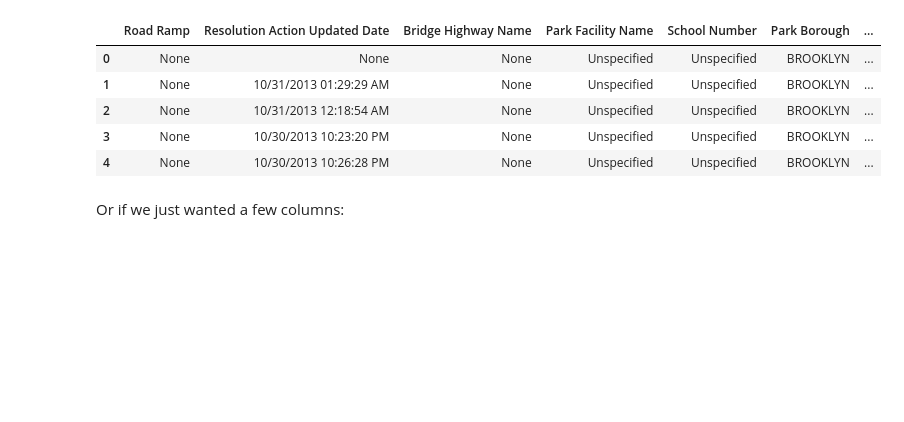
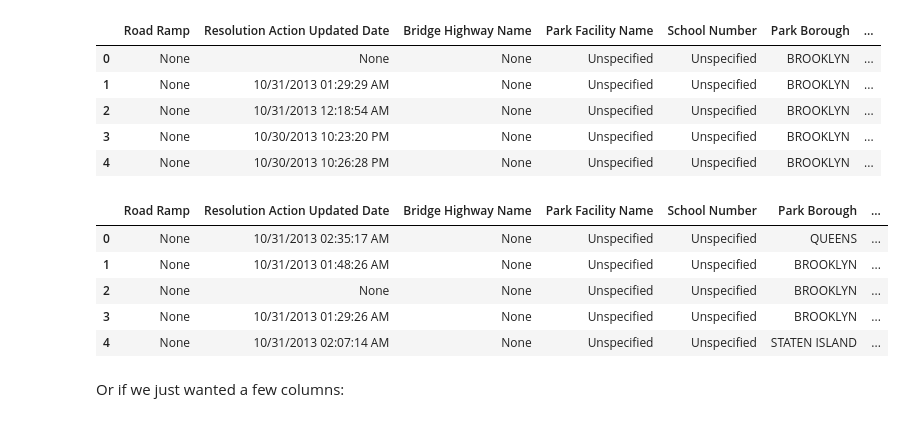
Before and after one commit to calherries/clj-data-cookbook, a Jupyter notebook: clj-cookbook/Chapter 3 - Which borough has the most noise complaints (or, more selecting data).ipynb, the cells around one changed output. Drawn from its saved outputs; the diff is of its cells as text; code cells hidden in the pictures; blank space fills up the shorter version.

```diff
--- a/clj-cookbook/Chapter 3 - Which borough has the most noise complaints (or, more selecting data).ipynb
+++ b/clj-cookbook/Chapter 3 - Which borough has the most noise complaints (or, more selecting data).ipynb
@@ -140,6 +107,18 @@ You can also combine more than one condition with the `&` operator like this:
 | 2 | None | 10/31/2013 12:18:54 AM | None | Unspecified | Unspecified | BROOKLYN | ... |
 | 3 | None | 10/30/2013 10:23:20 PM | None | Unspecified | Unspecified | BROOKLYN | ... |
 | 4 | None | 10/30/2013 10:26:28 PM | None | Unspecified | Unspecified | BROOKLYN | ... |
+# %%
+(->> complaints
+     (filter (some-fn is_noise in_brooklyn)) ;; one has to be true. Functional version of 'or'
+     (take 5)
+     show-table)
+# %% [output]
+|  | Road Ramp | Resolution Action Updated Date | Bridge Highway Name | Park Facility Name | School Number | Park Borough | ... |
+| 0 | None | 10/31/2013 02:35:17 AM | None | Unspecified | Unspecified | QUEENS | ... |
+| 1 | None | 10/31/2013 01:48:26 AM | None | Unspecified | Unspecified | BROOKLYN | ... |
+| 2 | None | None | None | Unspecified | Unspecified | BROOKLYN | ... |
+| 3 | None | 10/31/2013 01:29:26 AM | None | Unspecified | Unspecified | BROOKLYN | ... |
+| 4 | None | 10/31/2013 02:07:14 AM | None | Unspecified | Unspecified | STATEN ISLAND | ... |
 # %% [markdown]
 Or if we just wanted a few columns:
 # %%
```
Also changed, not shown: parts of 12 cells of this notebook, 2 other files.
